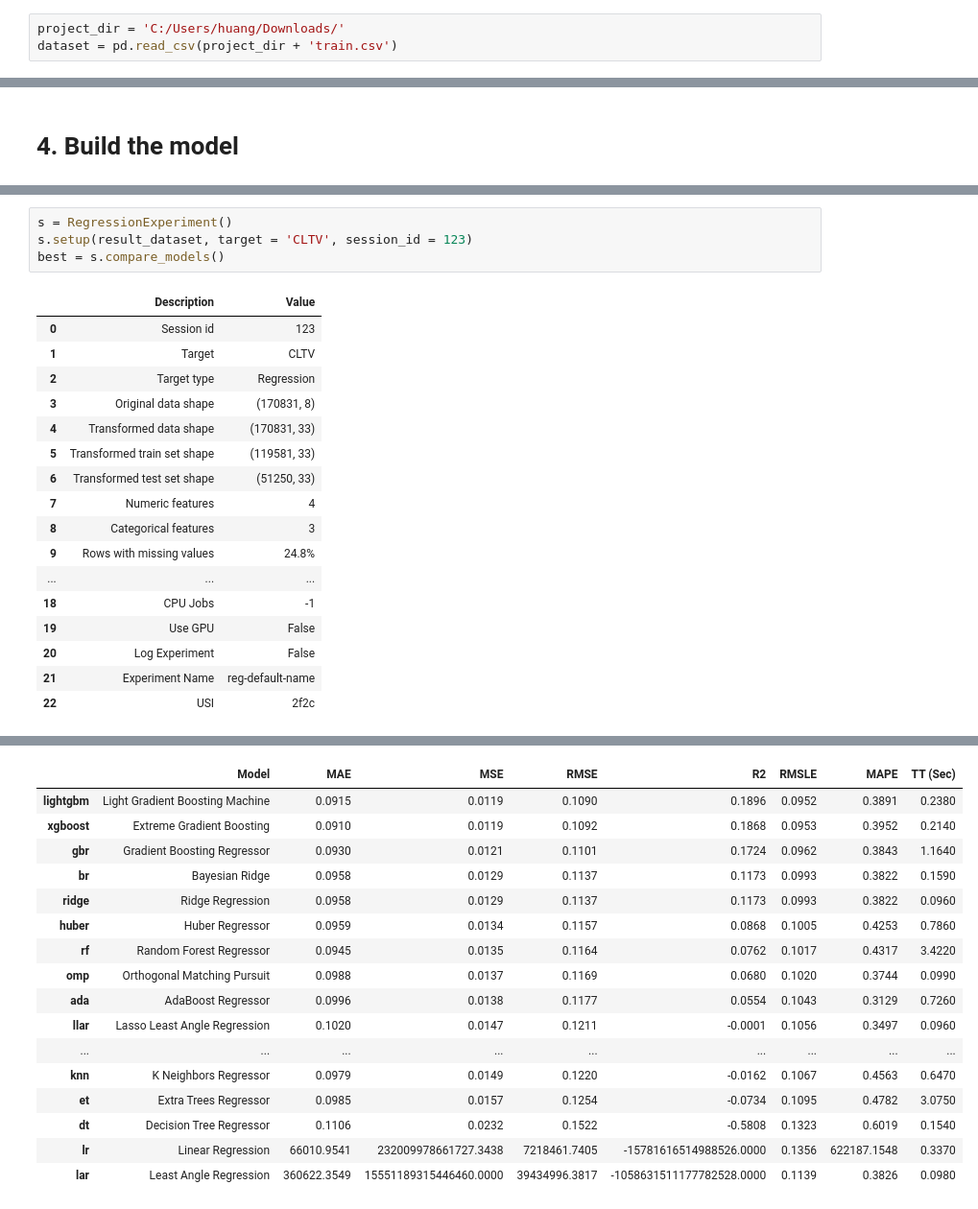
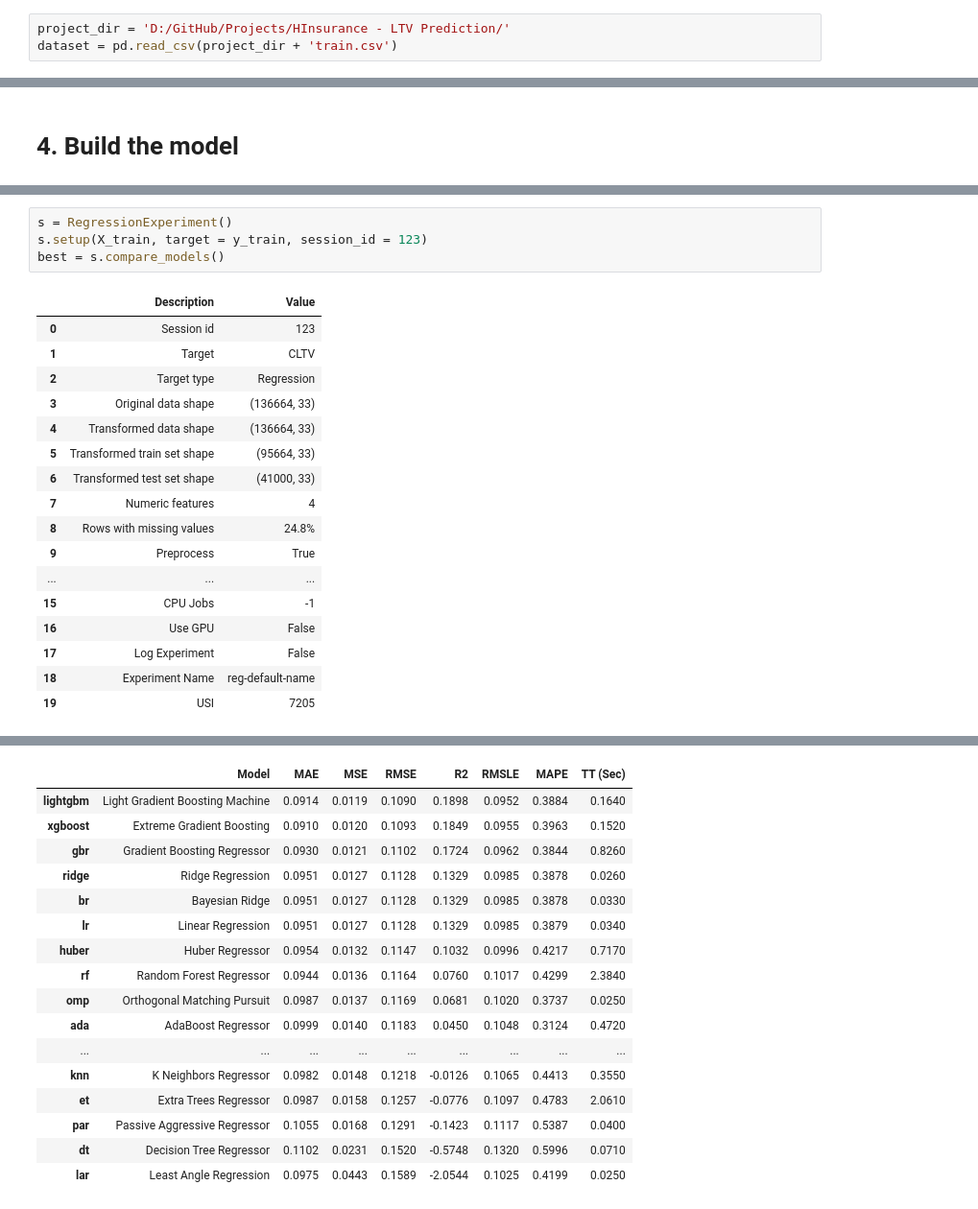
Before and after one commit to huangchao2528/Projects, a Jupyter notebook: HInsurance - LTV Prediction/HInsurance - LTV Prediction - Encrypted.ipynb, the cells around one changed output, grey strips where cells are left out. Shown at 96% size. Drawn from its saved outputs; the diff is of its cells as text.

```diff
--- a/HInsurance - LTV Prediction/HInsurance - LTV Prediction - Encrypted.ipynb
+++ b/HInsurance - LTV Prediction/HInsurance - LTV Prediction - Encrypted.ipynb
@@ -8,7 +15,7 @@ from pycaret.regression import RegressionExperiment
 # %% [markdown]
 # 1. Import the dataset
 # %%
-project_dir = 'C:/Users/huang/Downloads/'
+project_dir = 'D:/GitHub/Projects/HInsurance - LTV Prediction/'
 dataset = pd.read_csv(project_dir + 'train.csv')
 # %% [markdown]
 # 2. Explore the dataset
@@ -384,41 +401,41 @@ result_dataset.head()
 # %%
 s = RegressionExperiment()
-s.setup(result_dataset, target = 'CLTV', session_id = 123)
+s.setup(X_train, target = y_train, session_id = 123)
 best = s.compare_models()
 # %% [output]
 |  | Description | Value |
 | 0 | Session id | 123 |
 | 1 | Target | CLTV |
 | 2 | Target type | Regression |
-| 3 | Original data shape | (170831, 8) |
-| 4 | Transformed data shape | (170831, 33) |
-| 5 | Transformed train set shape | (119581, 33) |
-| 6 | Transformed test set shape | (51250, 33) |
+| 3 | Original data shape | (136664, 33) |
+| 4 | Transformed data shape | (136664, 33) |
+| 5 | Transformed train set shape | (95664, 33) |
+| 6 | Transformed test set shape | (41000, 33) |
 | 7 | Numeric features | 4 |
-| 8 | Categorical features | 3 |
-| 9 | Rows with missing values | 24.8% |
+| 8 | Rows with missing values | 24.8% |
+| 9 | Preprocess | True |
 | ... | ... | ... |
-| 18 | CPU Jobs | -1 |
-| 19 | Use GPU | False |
-| 20 | Log Experiment | False |
-| 21 | Experiment Name | reg-default-name |
-| 22 | USI | 2f2c |
+| 15 | CPU Jobs | -1 |
+| 16 | Use GPU | False |
+| 17 | Log Experiment | False |
+| 18 | Experiment Name | reg-default-name |
+| 19 | USI | 7205 |
 [interactive output not drawn]
 |  | Model | MAE | MSE | RMSE | R2 | RMSLE | MAPE | TT (Sec) |
-| lightgbm | Light Gradient Boosting Machine | 0.0915 | 0.0119 | 0.1090 | 0.1896 | 0.0952 | 0.3891 | 0.2380 |
-| xgboost | Extreme Gradient Boosting | 0.0910 | 0.0119 | 0.1092 | 0.1868 | 0.0953 | 0.3952 | 0.2140 |
-| gbr | Gradient Boosting Regressor | 0.0930 | 0.0121 | 0.1101 | 0.1724 | 0.0962 | 0.3843 | 1.1640 |
-| br | Bayesian Ridge | 0.0958 | 0.0129 | 0.1137 | 0.1173 | 0.0993 | 0.3822 | 0.1590 |
-| ridge | Ridge Regression | 0.0958 | 0.0129 | 0.1137 | 0.1173 | 0.0993 | 0.3822 | 0.0960 |
-| huber | Huber Regressor | 0.0959 | 0.0134 | 0.1157 | 0.0868 | 0.1005 | 0.4253 | 0.7860 |
-| rf | Random Forest Regressor | 0.0945 | 0.0135 | 0.1164 | 0.0762 | 0.1017 | 0.4317 | 3.4220 |
-| omp | Orthogonal Matching Pursuit | 0.0988 | 0.0137 | 0.1169 | 0.0680 | 0.1020 | 0.3744 | 0.0990 |
-| ada | AdaBoost Regressor | 0.0996 | 0.0138 | 0.1177 | 0.0554 | 0.1043 | 0.3129 | 0.7260 |
-| llar | Lasso Least Angle Regression | 0.1020 | 0.0147 | 0.1211 | -0.0001 | 0.1056 | 0.3497 | 0.0960 |
+| lightgbm | Light Gradient Boosting Machine | 0.0914 | 0.0119 | 0.1090 | 0.1898 | 0.0952 | 0.3884 | 0.1640 |
+| xgboost | Extreme Gradient Boosting | 0.0910 | 0.0120 | 0.1093 | 0.1849 | 0.0955 | 0.3963 | 0.1520 |
+| gbr | Gradient Boosting Regressor | 0.0930 | 0.0121 | 0.1102 | 0.1724 | 0.0962 | 0.3844 | 0.8260 |
+| ridge | Ridge Regression | 0.0951 | 0.0127 | 0.1128 | 0.1329 | 0.0985 | 0.3878 | 0.0260 |
+| br | Bayesian Ridge | 0.0951 | 0.0127 | 0.1128 | 0.1329 | 0.0985 | 0.3878 | 0.0330 |
+| lr | Linear Regression | 0.0951 | 0.0127 | 0.1128 | 0.1329 | 0.0985 | 0.3879 | 0.0340 |
+| huber | Huber Regressor | 0.0954 | 0.0132 | 0.1147 | 0.1032 | 0.0996 | 0.4217 | 0.7170 |
+| rf | Random Forest Regressor | 0.0944 | 0.0136 | 0.1164 | 0.0760 | 0.1017 | 0.4299 | 2.3840 |
+| omp | Orthogonal Matching Pursuit | 0.0987 | 0.0137 | 0.1169 | 0.0681 | 0.1020 | 0.3737 | 0.0250 |
+| ada | AdaBoost Regressor | 0.0999 | 0.0140 | 0.1183 | 0.0450 | 0.1048 | 0.3124 | 0.4720 |
 | ... | ... | ... | ... | ... | ... | ... | ... | ... |
-| knn | K Neighbors Regressor | 0.0979 | 0.0149 | 0.1220 | -0.0162 | 0.1067 | 0.4563 | 0.6470 |
-| et | Extra Trees Regressor | 0.0985 | 0.0157 | 0.1254 | -0.0734 | 0.1095 | 0.4782 | 3.0750 |
-| dt | Decision Tree Regressor | 0.1106 | 0.0232 | 0.1522 | -0.5808 | 0.1323 | 0.6019 | 0.1540 |
-| lr | Linear Regression | 66010.9541 | 232009978661727.3438 | 7218461.7405 | -15781616514988526.0000 | 0.1356 | 622187.1548 | 0.3370 |
-| lar | Least Angle Regression | 360622.3549 | 15551189315446460.0000 | 39434996.3817 | -1058631511177782528.0000 | 0.1139 | 0.3826 | 0.0980 |
+| knn | K Neighbors Regressor | 0.0982 | 0.0148 | 0.1218 | -0.0126 | 0.1065 | 0.4413 | 0.3550 |
+| et | Extra Trees Regressor | 0.0987 | 0.0158 | 0.1257 | -0.0776 | 0.1097 | 0.4783 | 2.0610 |
+| par | Passive Aggressive Regressor | 0.1055 | 0.0168 | 0.1291 | -0.1423 | 0.1117 | 0.5387 | 0.0400 |
+| dt | Decision Tree Regressor | 0.1102 | 0.0231 | 0.1520 | -0.5748 | 0.1320 | 0.5996 | 0.0710 |
+| lar | Least Angle Regression | 0.0975 | 0.0443 | 0.1589 | -2.0544 | 0.1025 | 0.4199 | 0.0250 |
 [interactive output not drawn]
```
Also changed, not shown: parts of 18 cells of this notebook, 1 other file.
